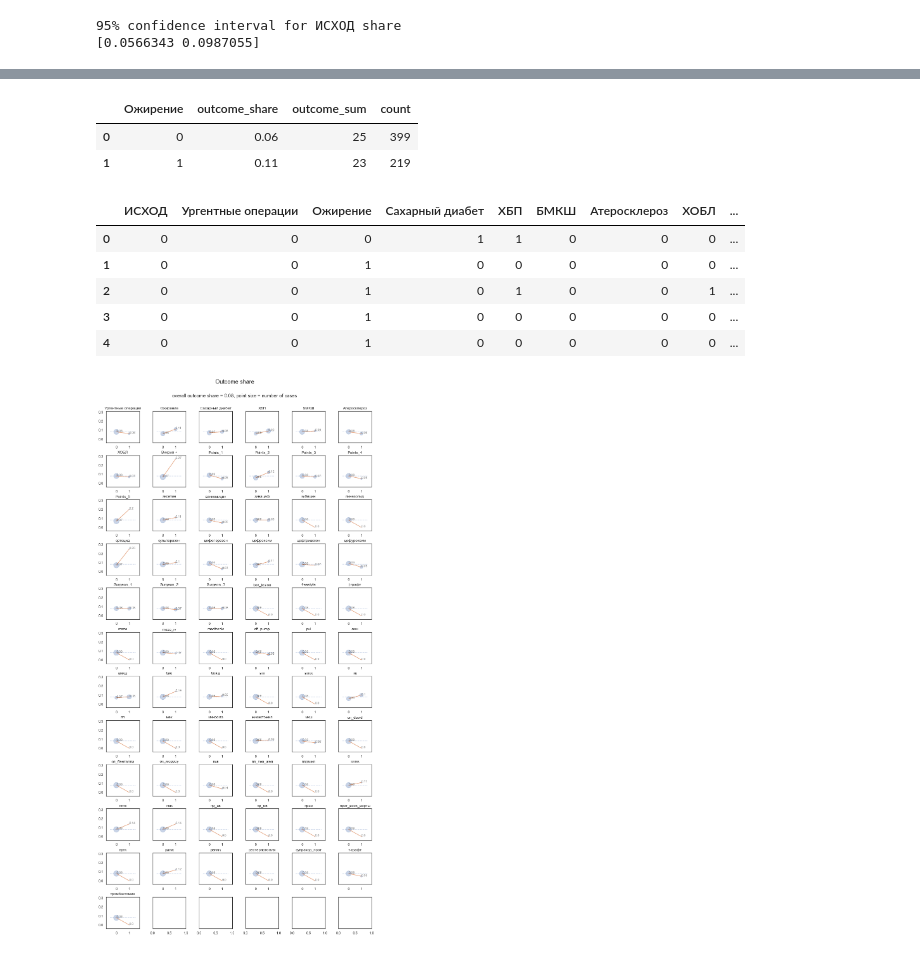
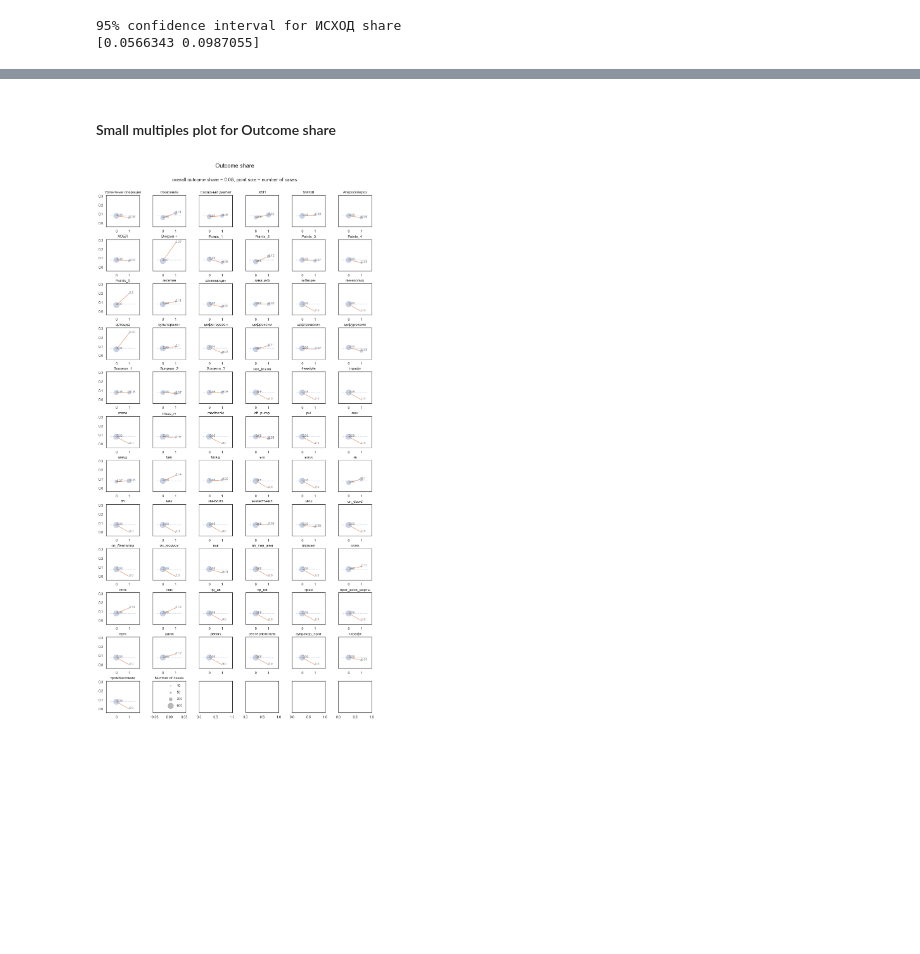
Before and after one commit to oskinm/wound_outcomes, a Jupyter notebook: notebooks/04-oskin-eda.ipynb, the cells around one changed output, grey strips where cells are left out. Drawn from its saved outputs; the diff is of its cells as text; code cells hidden in the pictures; blank space fills up the shorter version.

Commit message:
Update 04-oskin-eda.ipynb
Added legend for number of cases

```diff
--- a/notebooks/04-oskin-eda.ipynb
+++ b/notebooks/04-oskin-eda.ipynb
@@ -70,21 +55,3 @@ df.groupby(['Сумма баллов']).agg(outcome_share=('ИСХОД','mean'),
-# %%
-cname = 'Ожирение'
-data = df.groupby([cname]).agg(outcome_share=('ИСХОД','mean'),
-                                    outcome_sum=('ИСХОД','sum'),
-                                    count=('ИСХОД','size')).reset_index()
-data['outcome_share'] = data.outcome_share.round(2)
-data.head()
-# %% [output]
-|  | Ожирение | outcome_share | outcome_sum | count |
-| 0 | 0 | 0.06 | 25 | 399 |
-| 1 | 1 | 0.11 | 23 | 219 |
-# %%
-df.head()
-# %% [output]
-|  | ИСХОД | Ургентные операции | Ожирение | Сахарный диабет | ХБП | БМКШ | Атеросклероз | ХОБЛ | ... |
-| 0 | 0 | 0 | 0 | 1 | 1 | 0 | 0 | 0 | ... |
-| 1 | 0 | 0 | 1 | 0 | 0 | 0 | 0 | 0 | ... |
-| 2 | 0 | 0 | 1 | 0 | 1 | 0 | 0 | 1 | ... |
-| 3 | 0 | 0 | 1 | 0 | 0 | 0 | 0 | 0 | ... |
-| 4 | 0 | 0 | 1 | 0 | 0 | 0 | 0 | 0 | ... |
+# %% [markdown]
+#### Small multiples plot for Outcome share
 # %%
@@ -97,5 +66,6 @@ list(df.columns[1:]).remove('Сумма баллов')
 # %%
 def plot_cname_outcome_share(cname, ax):
+    """plot_cname_outcome(cname, ax) generates plot for `cname` column on `ax` axes"""
     data = df.groupby([cname]).agg(outcome_share=('ИСХОД','mean'),
                                   outcome_sum=('ИСХОД','sum'),
                                   count=('ИСХОД','size')).reset_index()
@@ -114,20 +84,27 @@ def plot_cname_outcome_share(cname, ax):
     ax.set_title(cname)
     ax.margins(0.15)
 # %%
+# Create subplots
 fig, ax = plt.subplots(rnum, cnum, sharey=True, figsize=(15, 30))
 fig.subplots_adjust(hspace=0.4, wspace=0.4)
 
 for rn in range(rnum):
         for cn in range(cnum):
             idx = rn*(cnum) + cn
             if (idx < len(columns)):
                 plot_cname_outcome_share(cname=columns[idx], ax=ax[rn, cn])
-            else: break
+            else:
+                # Draw number of cases legend
+                for s in [10, 50, 200, 600]:
+                     ax[rn, cn].scatter([], [], alpha=0.3, s=s/2, label=str(s), c='k')
+                ax[rn, cn].set_title('Number of cases')
+                ax[rn, cn].legend(scatterpoints=1, frameon=False, labelspacing=1)
+                break
 
 plt.text(x=0.5, y=0.92, s="Outcome share", fontsize=18, ha="center", transform=fig.transFigure)
 plt.text(x=0.5, y=0.90, s= 'overall outcome share = {}, point size = number of cases'.format(round(df['ИСХОД'].mean(), 2)),
          fontsize=15, ha="center", transform=fig.transFigure)
 
 plt.show()
 # %% [output]
-[figure, old version]
+[figure, new version]
```
Also changed, not shown: parts of 4 cells of this notebook.
